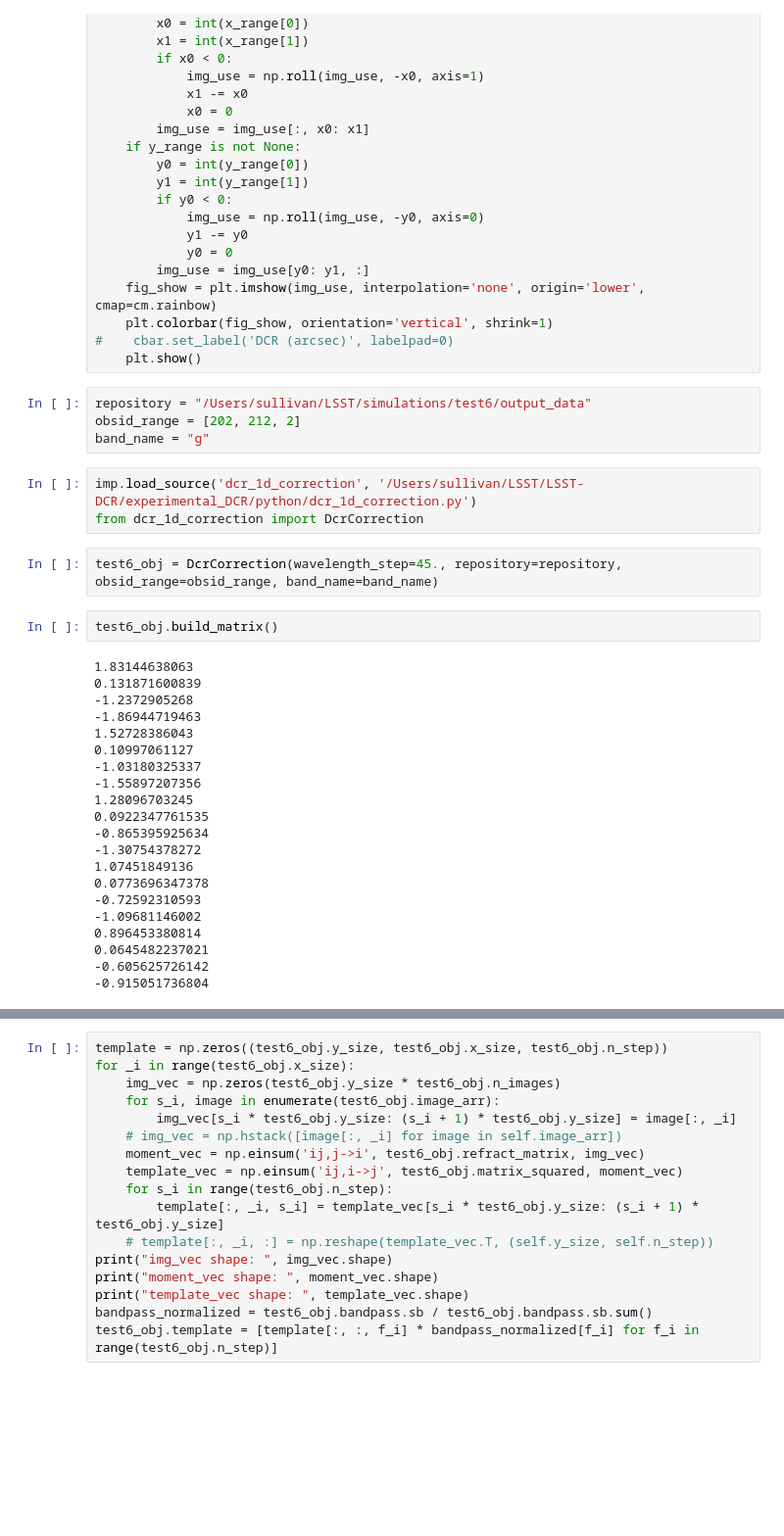
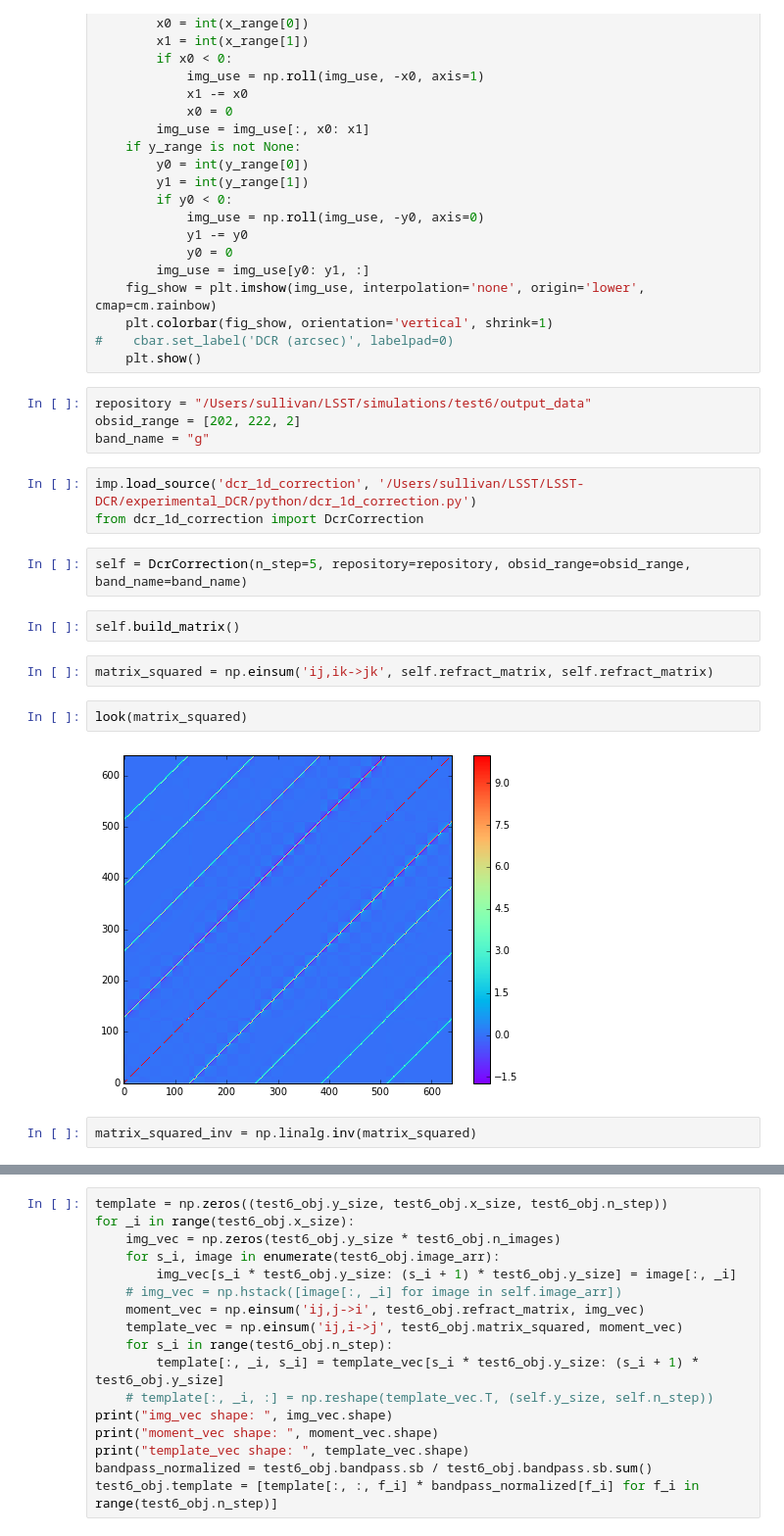
Before and after one commit to lsst-dm/experimental_DCR, a Jupyter notebook: DCR_1d_correction.ipynb, the cells around one changed output, grey strips where cells are left out. Shown at 98% size. Saved outputs shown, nothing was run; the diff lists cells and outputs as text; blank space fills up the shorter version.

```diff
--- a/DCR_1d_correction.ipynb
+++ b/DCR_1d_correction.ipynb
@@ -42,33 +42,20 @@ def look(img, range=None, x_range=None, y_range=None):
     plt.show()
 # %%
 repository = "/Users/sullivan/LSST/simulations/test6/output_data"
-obsid_range = [202, 212, 2]
+obsid_range = [202, 222, 2]
 band_name = "g"
 # %%
 imp.load_source('dcr_1d_correction', '/Users/sullivan/LSST/LSST-DCR/experimental_DCR/python/dcr_1d_correction.py')
 from dcr_1d_correction import DcrCorrection
 # %%
-test6_obj = DcrCorrection(wavelength_step=45., repository=repository, obsid_range=obsid_range, band_name=band_name)
+self = DcrCorrection(n_step=5, repository=repository, obsid_range=obsid_range, band_name=band_name)
 # %%
-test6_obj.build_matrix()
+self.build_matrix()
-# %% [output]
-1.83144638063
-0.131871600839
--1.2372905268
--1.86944719463
-1.52728386043
-0.10997061127
--1.03180325337
--1.55897207356
-1.28096703245
-0.0922347761535
--0.865395925634
--1.30754378272
-1.07451849136
-0.0773696347378
--0.72592310593
--1.09681146002
-0.896453380814
-0.0645482237021
--0.605625726142
--0.915051736804
+# %%
+matrix_squared = np.einsum('ij,ik->jk', self.refract_matrix, self.refract_matrix)
+# %%
+look(matrix_squared)
+# %% [output]
+[figure, added]
+# %%
+matrix_squared_inv = np.linalg.inv(matrix_squared)
```
Also changed, not shown: parts of 26 cells of this notebook, 1 other file.
